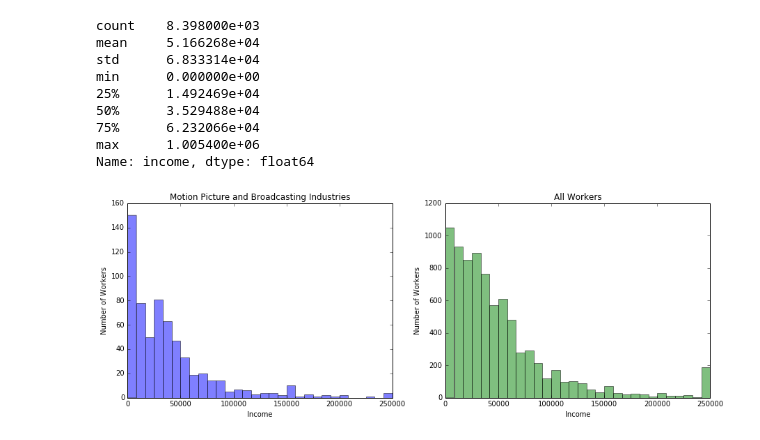
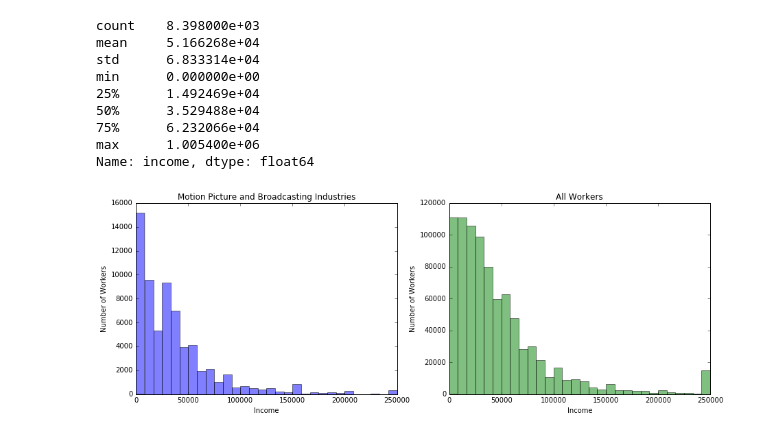
Before and after one commit to pksohn/texas-pums, a Jupyter notebook: pums_analysis.ipynb, the cells around one changed output. Saved outputs shown, nothing was run; the diff lists cells and outputs as text; code cells hidden in the pictures.

```diff
--- a/pums_analysis.ipynb
+++ b/pums_analysis.ipynb
@@ -186,6 +186,7 @@ fig = plt.figure(figsize=[15,5])
 
 colors = ['blue', 'green']
 titles = ['Motion Picture and Broadcasting Industries', 'All Workers']
+weight_list = [df.PWGTP, austin_workers.PWGTP]
 
 agebins = [i for i in range(0,100,2)]
 
@@ -194,12 +195,13 @@ for i, var in enumerate([df.AGEP, austin_workers.AGEP]):
     ax.hist(var,
             bins=agebins,
             alpha=0.5,
-            normed=True,
-            color=colors[i])
-    ax.set_ylim([0, 0.05])
+#             normed=True,
+            color=colors[i],
+            weights=weight_list[i])
+#     ax.set_ylim([0, 0.05])
     ax.set_title(titles[i])
     ax.set_xlabel('Age (years)')
-    ax.set_ylabel('Percentage of Population')
+    ax.set_ylabel('Percentage of Workers')
 
 plt.show()
 # %% [output]
@@ -317,28 +330,31 @@ Name: income, dtype: float64
 # %%
 fig = plt.figure(figsize=[15,5])
 
 colors = ['blue', 'green']
 titles = ['Motion Picture and Broadcasting Industries', 'All Workers']
 incomes = [df[df.income > 0].income.clip(upper=250000),
           austin_workers[austin_workers.income > 0].income.clip(upper=250000)]
+weight_list = [df[df.income > 0].PWGTP,
+          austin_workers[austin_workers.income > 0].PWGTP]
 
 # agebins = [i for i in range(0,100,2)]
 
 for i, var in enumerate(incomes):
     ax = fig.add_subplot(1, 2, i+1)
     ax.hist(var,
             bins=30,
             alpha=0.5,
 #             normed=True,
-            color=colors[i])
+            color=colors[i],
+           weights=weight_list[i])
 #     ax.set_ylim([0, 0.01])
     ax.set_title(titles[i])
     ax.set_xlabel('Income')
     ax.set_ylabel('Number of Workers')
 
 plt.show()
 # %% [output]
-[figure, old version]
+[figure, new version]
 # %%
 income_df = pd.DataFrame()
 
```
Also changed, not shown: parts of 12 cells of this notebook.
